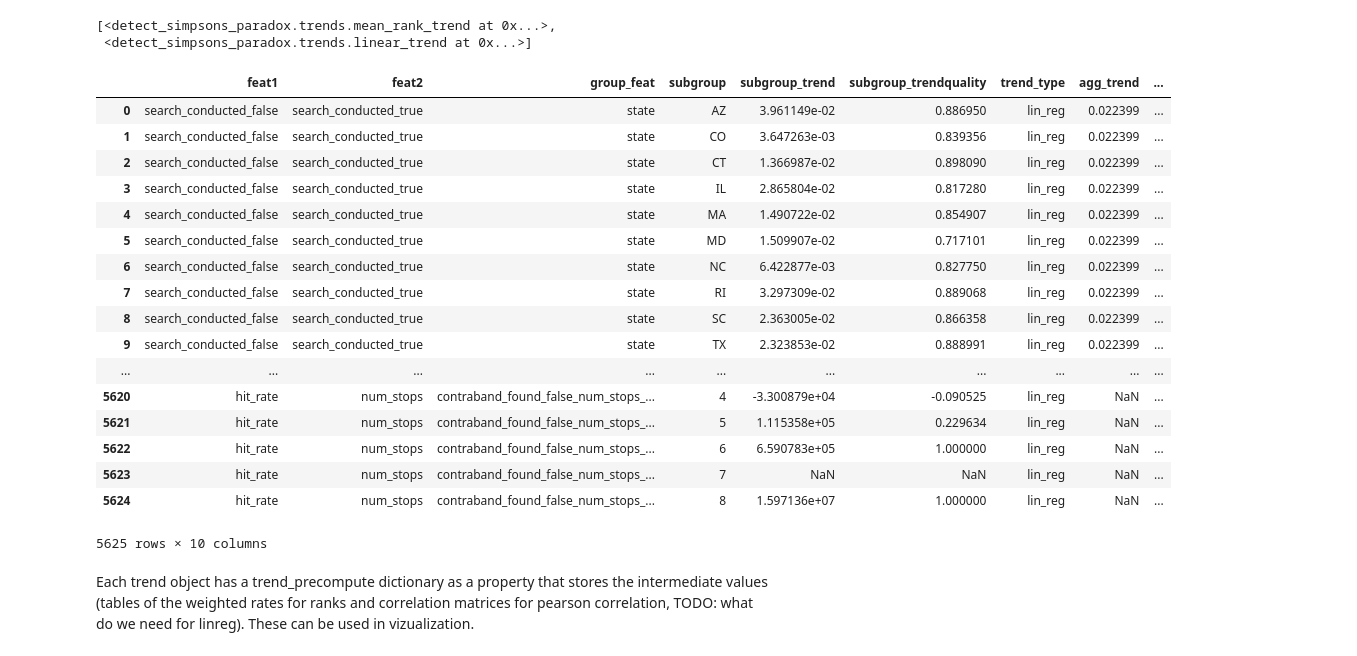
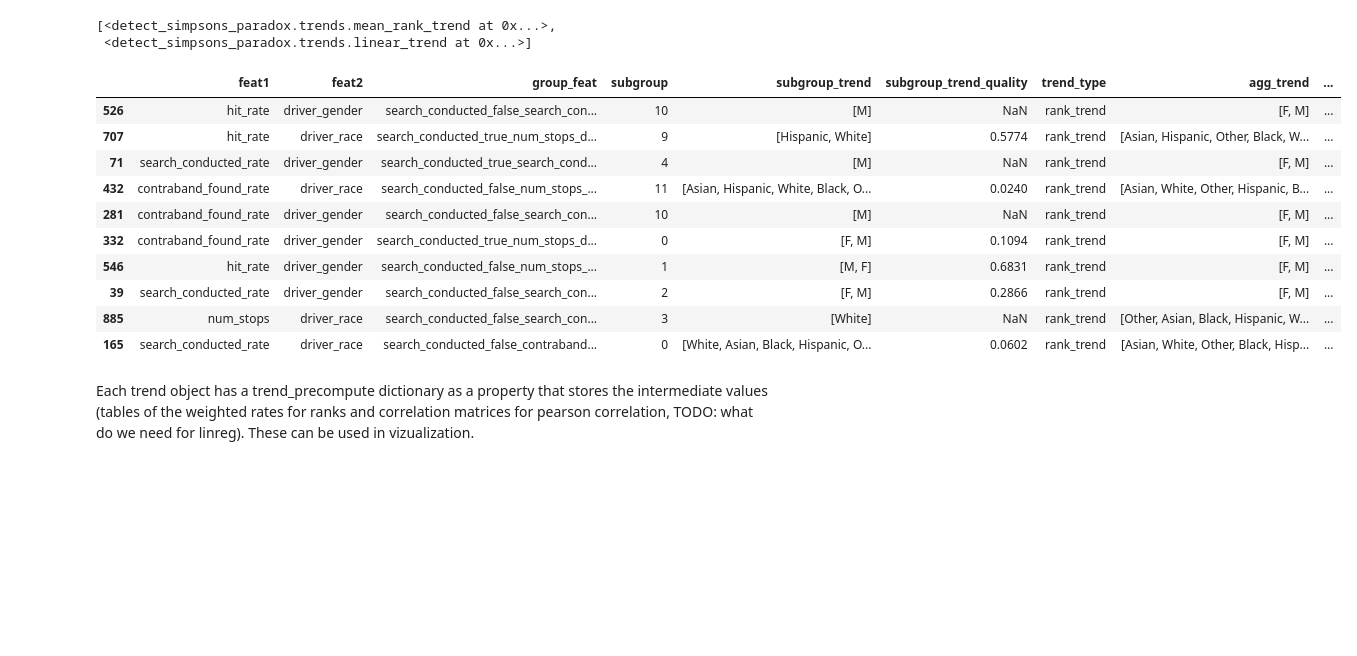
Before and after one commit to fairnessforensics/wiggum, a Jupyter notebook: research_notebooks/01_basic_demo.ipynb, the cells around one changed output. Drawn from its saved outputs; the diff is of its cells as text; code cells hidden in the pictures; blank space fills up the shorter version.

```diff
--- a/research_notebooks/01_basic_demo.ipynb
+++ b/research_notebooks/01_basic_demo.ipynb
@@ -231,27 +227,20 @@ labeled_df.trend_list
 # %%
 # labeled_df.result_df['distance'] = labeled_df.result_df.apply(dist_helper,axis=1)
 labeled_df.add_distance()
+
+labeled_df.result_df.sample(10)
+# %% [output]
+|  | feat1 | feat2 | group_feat | subgroup | subgroup_trend | subgroup_trend_quality | trend_type | agg_trend | ... |
+| 526 | hit_rate | driver_gender | search_conducted_false_search_con... | 10 | [M] | NaN | rank_trend | [F, M] | ... |
+| 707 | hit_rate | driver_race | search_conducted_true_num_stops_d... | 9 | [Hispanic, White] | 0.5774 | rank_trend | [Asian, Hispanic, Other, Black, W... | ... |
+| 71 | search_conducted_rate | driver_gender | search_conducted_true_search_cond... | 4 | [M] | NaN | rank_trend | [F, M] | ... |
+| 432 | contraband_found_rate | driver_race | search_conducted_false_num_stops_... | 11 | [Asian, Hispanic, White, Black, O... | 0.0240 | rank_trend | [Asian, White, Other, Hispanic, B... | ... |
+| 281 | contraband_found_rate | driver_gender | search_conducted_false_search_con... | 10 | [M] | NaN | rank_trend | [F, M] | ... |
+| 332 | contraband_found_rate | driver_gender | search_conducted_true_num_stops_d... | 0 | [F, M] | 0.1094 | rank_trend | [F, M] | ... |
+| 546 | hit_rate | driver_gender | search_conducted_false_num_stops_... | 1 | [M, F] | 0.6831 | rank_trend | [F, M] | ... |
+| 39 | search_conducted_rate | driver_gender | search_conducted_false_search_con... | 2 | [F, M] | 0.2866 | rank_trend | [F, M] | ... |
+| 885 | num_stops | driver_race | search_conducted_false_search_con... | 3 | [White] | NaN | rank_trend | [Other, Asian, Black, Hispanic, W... | ... |
+| 165 | search_conducted_rate | driver_race | search_conducted_false_contraband... | 0 | [White, Asian, Black, Hispanic, O... | 0.0602 | rank_trend | [Asian, White, Other, Black, Hisp... | ... |
-# %%
-labeled_df.result_df
-# %% [output]
-|  | feat1 | feat2 | group_feat | subgroup | subgroup_trend | subgroup_trendquality | trend_type | agg_trend | ... |
-| 0 | search_conducted_false | search_conducted_true | state | AZ | 3.961149e-02 | 0.886950 | lin_reg | 0.022399 | ... |
-| 1 | search_conducted_false | search_conducted_true | state | CO | 3.647263e-03 | 0.839356 | lin_reg | 0.022399 | ... |
-| 2 | search_conducted_false | search_conducted_true | state | CT | 1.366987e-02 | 0.898090 | lin_reg | 0.022399 | ... |
-| 3 | search_conducted_false | search_conducted_true | state | IL | 2.865804e-02 | 0.817280 | lin_reg | 0.022399 | ... |
-| 4 | search_conducted_false | search_conducted_true | state | MA | 1.490722e-02 | 0.854907 | lin_reg | 0.022399 | ... |
-| 5 | search_conducted_false | search_conducted_true | state | MD | 1.509907e-02 | 0.717101 | lin_reg | 0.022399 | ... |
-| 6 | search_conducted_false | search_conducted_true | state | NC | 6.422877e-03 | 0.827750 | lin_reg | 0.022399 | ... |
-| 7 | search_conducted_false | search_conducted_true | state | RI | 3.297309e-02 | 0.889068 | lin_reg | 0.022399 | ... |
-| 8 | search_conducted_false | search_conducted_true | state | SC | 2.363005e-02 | 0.866358 | lin_reg | 0.022399 | ... |
-| 9 | search_conducted_false | search_conducted_true | state | TX | 2.323853e-02 | 0.888991 | lin_reg | 0.022399 | ... |
-| ... | ... | ... | ... | ... | ... | ... | ... | ... | ... |
-| 5620 | hit_rate | num_stops | contraband_found_false_num_stops_... | 4 | -3.300879e+04 | -0.090525 | lin_reg | NaN | ... |
-| 5621 | hit_rate | num_stops | contraband_found_false_num_stops_... | 5 | 1.115358e+05 | 0.229634 | lin_reg | NaN | ... |
-| 5622 | hit_rate | num_stops | contraband_found_false_num_stops_... | 6 | 6.590783e+05 | 1.000000 | lin_reg | NaN | ... |
-| 5623 | hit_rate | num_stops | contraband_found_false_num_stops_... | 7 | NaN | NaN | lin_reg | NaN | ... |
-| 5624 | hit_rate | num_stops | contraband_found_false_num_stops_... | 8 | 1.597136e+07 | 1.000000 | lin_reg | NaN | ... |
-5625 rows × 10 columns
 # %% [markdown]
 Each trend object has a trend_precompute dictionary as a property that stores the intermediate values (tables of the weighted rates for ranks and correlation matrices for pearson correlation, TODO: what do we need for linreg). These can be used in vizualization.
 # %%
```
Also changed, not shown: parts of 21 cells of this notebook, 5 other files.
